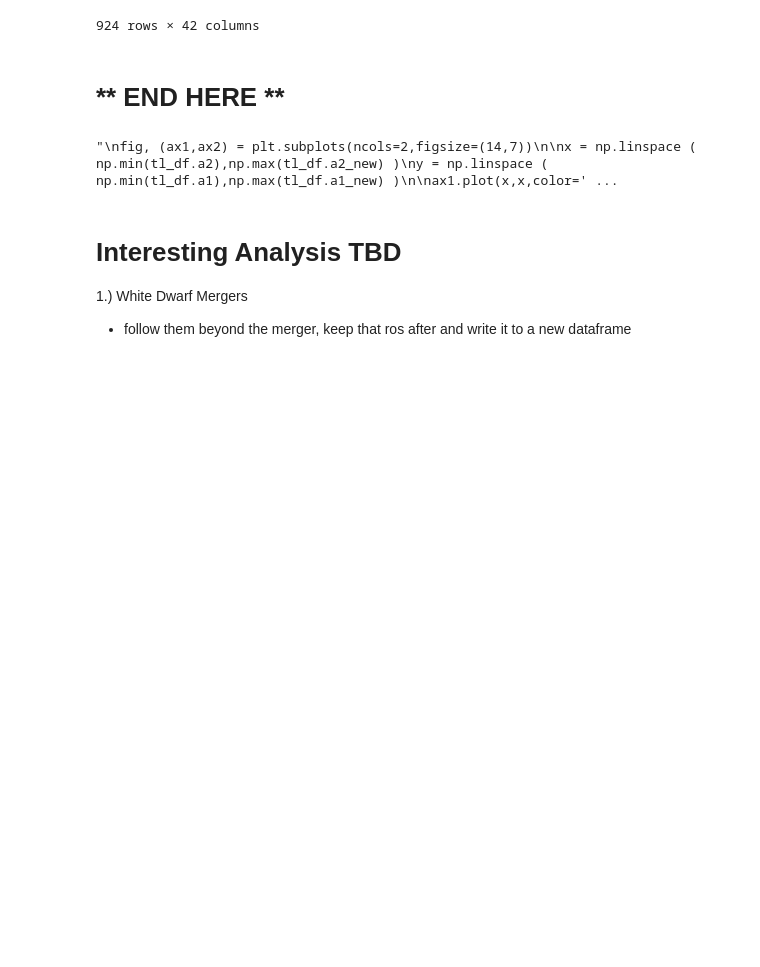
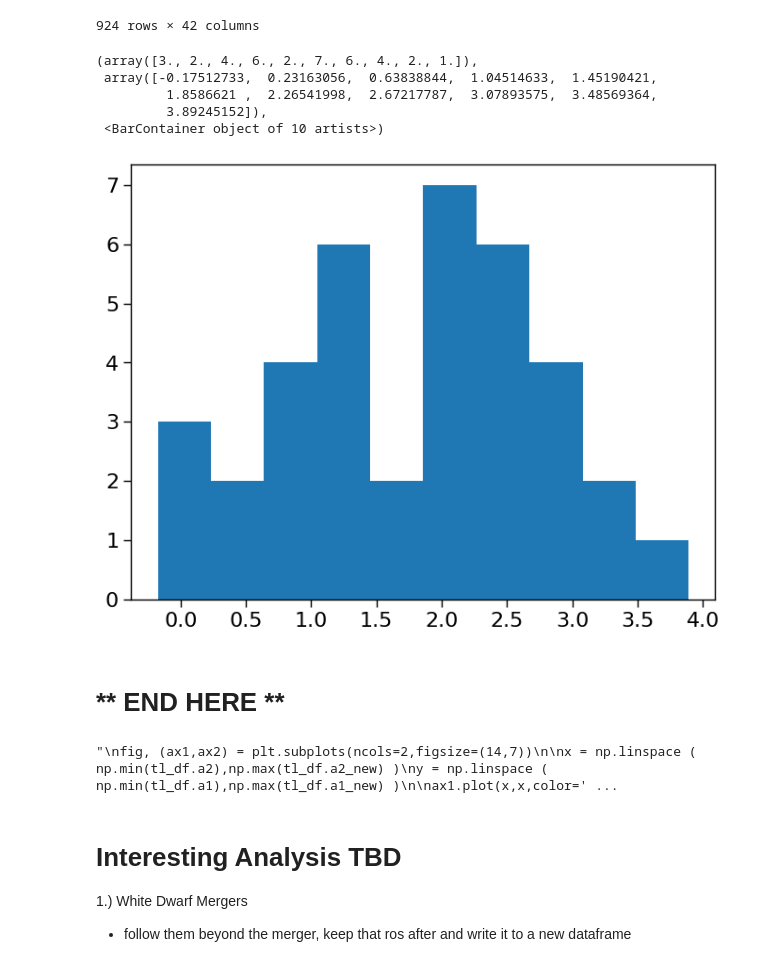
Before and after one commit to cheyanneshariat/OSPE_Scripts, a Jupyter notebook: COSMIC_queries.ipynb, the cells around one changed output. Drawn from its saved outputs; the diff is of its cells as text; code cells hidden in the pictures; blank space fills up the shorter version.

```diff
--- a/COSMIC_queries.ipynb
+++ b/COSMIC_queries.ipynb
@@ -1566,6 +1566,15 @@ df_for_WDMergers = pd.concat([cosmic_f_Re  .query("stop_type == 'merged'")[['N',
                               cosmic_f_noRe.query("stop_type == 'merged'")[['N','sep', 'stop_type','a2_new','e2_new','type3_new','m3_new','kstar_1','kstar_2','mass_1','mass_2','tphys','rad_1','rad_2',]]
                               ])
 df_for_WDMergers.to_pickle(pickle_PATH  + f'cosmic_df_{model_name}.pkl')
+# %%
+plt.hist(np.log10(tl_df.query("merged == True and type1_new == 1 and type2_new == 1").a2))
+# %% [output]
+(array([3., 2., 4., 6., 2., 7., 6., 4., 2., 1.]),
+ array([-0.17512733,  0.23163056,  0.63838844,  1.04514633,  1.45190421,
+         1.8586621 ,  2.26541998,  2.67217787,  3.07893575,  3.48569364,
+         3.89245152]),
+ <BarContainer object of 10 artists>)
+[figure, added]
 # %% [markdown]
 # ** END HERE **
 # %%
```
Also changed, not shown: 2 other files.
